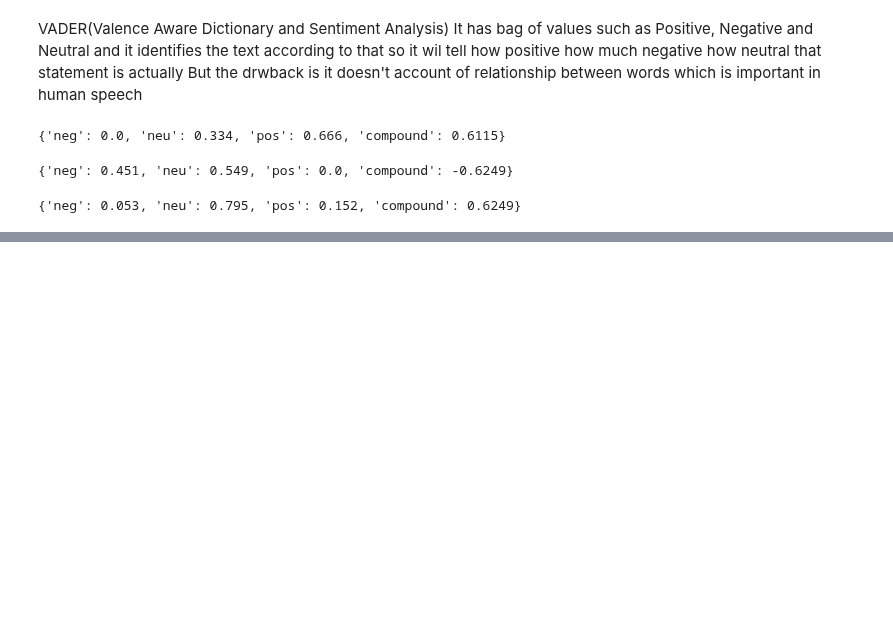
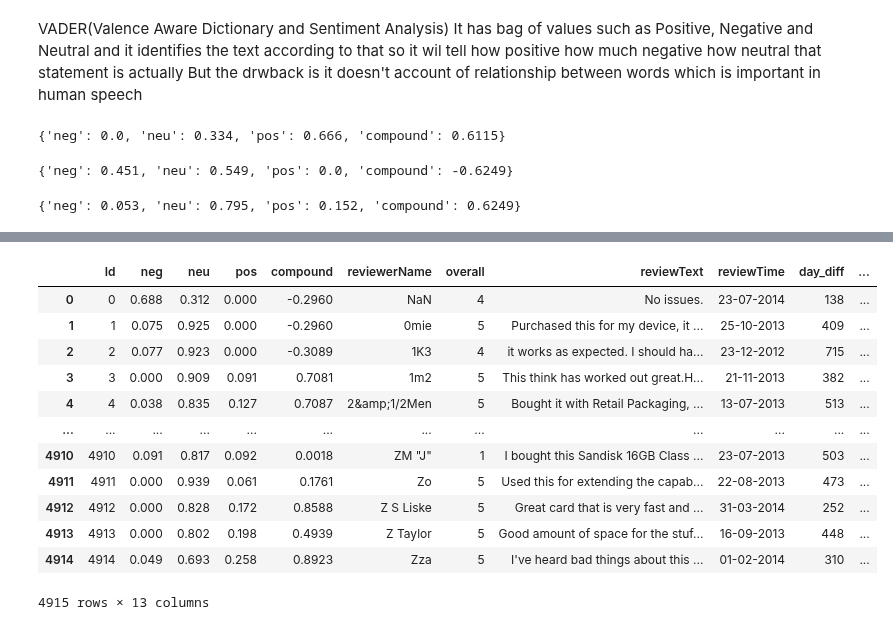
Before and after one commit to talkishita/Opinion-AI, a Jupyter notebook: Version2.ipynb, the cells around one changed output, grey strips where cells are left out. Drawn from its saved outputs; the diff is of its cells as text; code cells hidden in the pictures; blank space fills up the shorter version.

```diff
--- a/Version2.ipynb
+++ b/Version2.ipynb
@@ -162,0 +200,16 @@ ImportError: IProgress not found. Please update jupyter and ipywidgets. See http
+# %%
+vaders
+# %% [output]
+|  | Id | neg | neu | pos | compound | reviewerName | overall | reviewText | reviewTime | day_diff | ... |
+| 0 | 0 | 0.688 | 0.312 | 0.000 | -0.2960 | NaN | 4 | No issues. | 23-07-2014 | 138 | ... |
+| 1 | 1 | 0.075 | 0.925 | 0.000 | -0.2960 | 0mie | 5 | Purchased this for my device, it ... | 25-10-2013 | 409 | ... |
+| 2 | 2 | 0.077 | 0.923 | 0.000 | -0.3089 | 1K3 | 4 | it works as expected. I should ha... | 23-12-2012 | 715 | ... |
+| 3 | 3 | 0.000 | 0.909 | 0.091 | 0.7081 | 1m2 | 5 | This think has worked out great.H... | 21-11-2013 | 382 | ... |
+| 4 | 4 | 0.038 | 0.835 | 0.127 | 0.7087 | 2&amp;1/2Men | 5 | Bought it with Retail Packaging, ... | 13-07-2013 | 513 | ... |
+| ... | ... | ... | ... | ... | ... | ... | ... | ... | ... | ... | ... |
+| 4910 | 4910 | 0.091 | 0.817 | 0.092 | 0.0018 | ZM "J" | 1 | I bought this Sandisk 16GB Class ... | 23-07-2013 | 503 | ... |
+| 4911 | 4911 | 0.000 | 0.939 | 0.061 | 0.1761 | Zo | 5 | Used this for extending the capab... | 22-08-2013 | 473 | ... |
+| 4912 | 4912 | 0.000 | 0.828 | 0.172 | 0.8588 | Z S Liske | 5 | Great card that is very fast and ... | 31-03-2014 | 252 | ... |
+| 4913 | 4913 | 0.000 | 0.802 | 0.198 | 0.4939 | Z Taylor | 5 | Good amount of space for the stuf... | 16-09-2013 | 448 | ... |
+| 4914 | 4914 | 0.049 | 0.693 | 0.258 | 0.8923 | Zza | 5 | I've heard bad things about this ... | 01-02-2014 | 310 | ... |
+4915 rows × 13 columns
```
Also changed, not shown: parts of 8 cells of this notebook.
